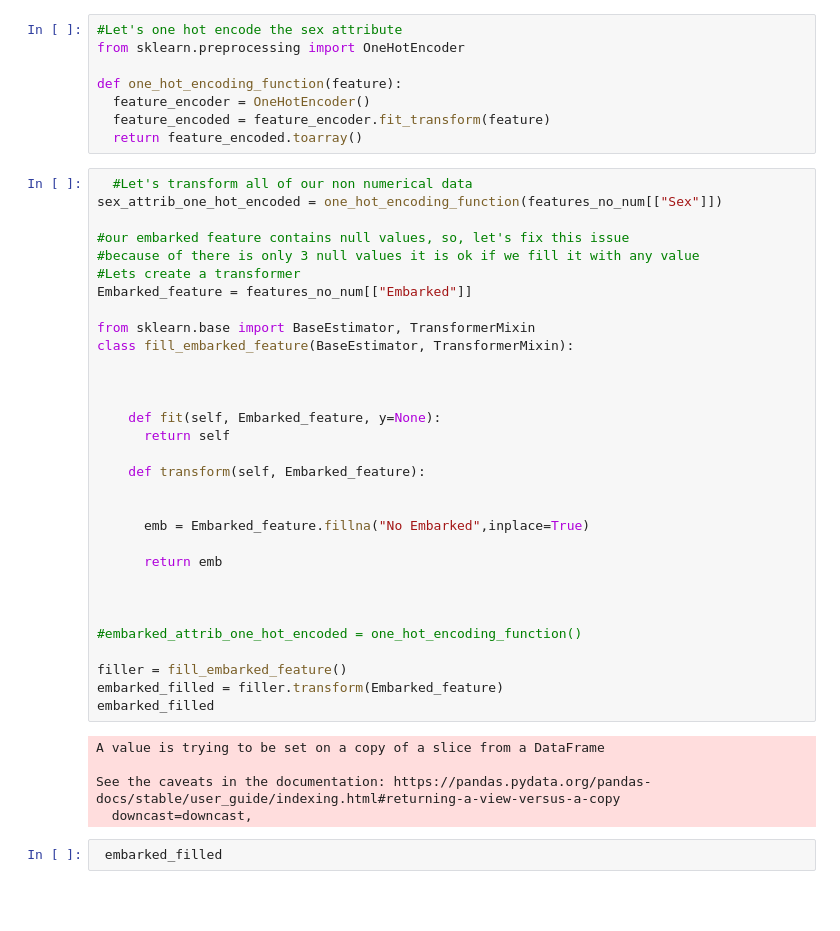
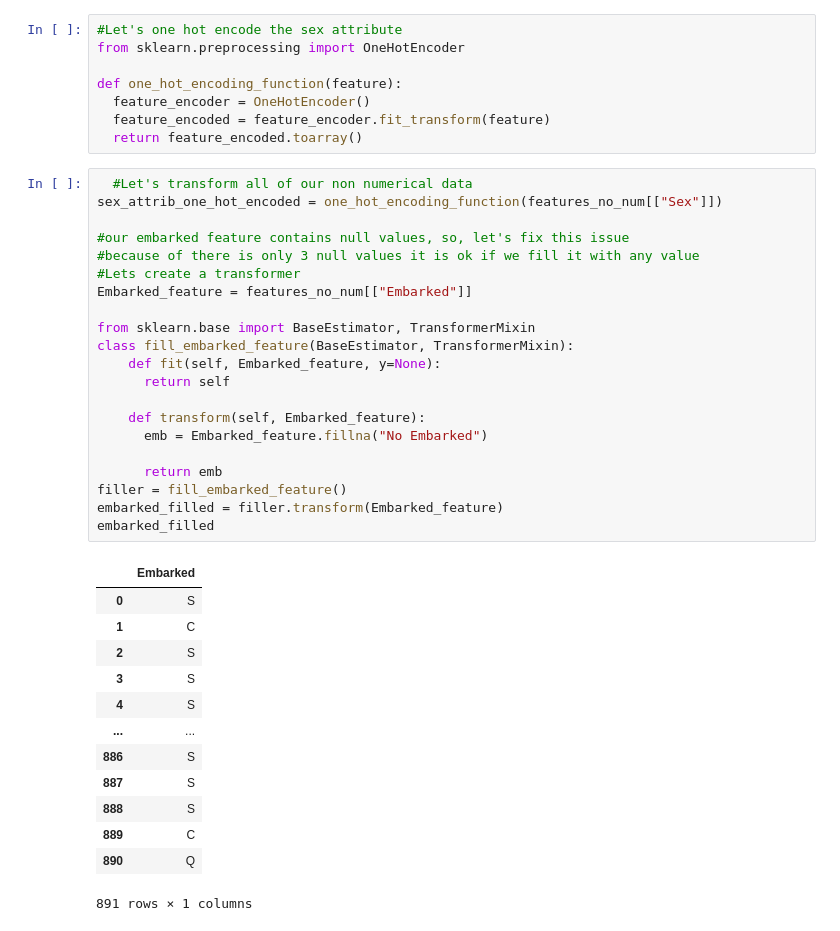
Before and after one commit to JesusNoelValMo/Machine_Learning_Book, a Jupyter notebook: Chapter_3_Classification/Chapter_3_Exercise_3/Chapter_3_Exercise_3.ipynb, the cells around one changed output. Drawn from its saved outputs; the diff is of its cells as text; blank space fills up the shorter version.

```diff
--- a/Chapter_3_Classification/Chapter_3_Exercise_3/Chapter_3_Exercise_3.ipynb
+++ b/Chapter_3_Classification/Chapter_3_Exercise_3/Chapter_3_Exercise_3.ipynb
@@ -124,38 +124,35 @@ def one_hot_encoding_function(feature):
 # %%
   #Let's transform all of our non numerical data
 sex_attrib_one_hot_encoded = one_hot_encoding_function(features_no_num[["Sex"]])
 
 #our embarked feature contains null values, so, let's fix this issue
 #because of there is only 3 null values it is ok if we fill it with any value
 #Lets create a transformer
 Embarked_feature = features_no_num[["Embarked"]]
 
 from sklearn.base import BaseEstimator, TransformerMixin
 class fill_embarked_feature(BaseEstimator, TransformerMixin):
-
-
-
     def fit(self, Embarked_feature, y=None):
       return self
 
     def transform(self, Embarked_feature):
-
-
-      emb = Embarked_feature.fillna("No Embarked",inplace=True)
+      emb = Embarked_feature.fillna("No Embarked")
 
       return emb
-
-
-
-#embarked_attrib_one_hot_encoded = one_hot_encoding_function()
-
 filler = fill_embarked_feature()
 embarked_filled = filler.transform(Embarked_feature)
 embarked_filled
 # %% [output]
+|  | Embarked |
+| 0 | S |
+| 1 | C |
+| 2 | S |
+| 3 | S |
+| 4 | S |
+| ... | ... |
+| 886 | S |
+| 887 | S |
+| 888 | S |
+| 889 | C |
+| 890 | Q |
-A value is trying to be set on a copy of a slice from a DataFrame
-
-See the caveats in the documentation: https://pandas.pydata.org/pandas-docs/stable/user_guide/indexing.html#returning-a-view-versus-a-copy
-  downcast=downcast,
+891 rows × 1 columns
-# %%
- embarked_filled
```
Also changed, not shown: parts of 8 cells of this notebook.
